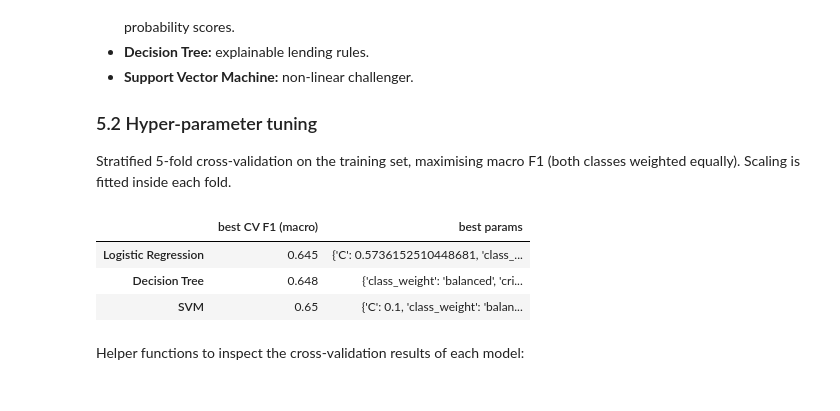
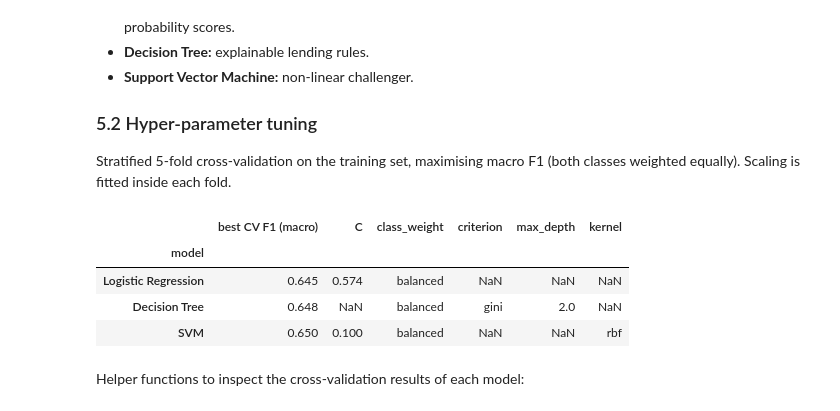
Before and after one commit to BoualemP/credit-risk-classifier, a Jupyter notebook: credit_risk_classification.ipynb, the cells around one changed output. Saved outputs shown, nothing was run; the diff lists cells and outputs as text; code cells hidden in the pictures.

Commit message:
Tidy CV summary table and generalize feature-engineering wording

```diff
--- a/credit_risk_classification.ipynb
+++ b/credit_risk_classification.ipynb
@@ -206,39 +206,40 @@ Stratified 5-fold cross-validation on the training set, maximising macro F1 (bot
 # %%
 cv = StratifiedKFold(n_splits=5, shuffle=True, random_state=RANDOM_STATE)
 
 search_spaces = {
     "Logistic Regression": (LogisticRegression(solver="liblinear", max_iter=1000), {
         "clf__C": np.logspace(-3, 2, 30),
         "clf__class_weight": [None, "balanced"],
     }),
     "Decision Tree": (DecisionTreeClassifier(random_state=RANDOM_STATE), {
         "clf__criterion": ["gini", "entropy"],
         "clf__max_depth": range(2, 13),
         "clf__class_weight": [None, "balanced"],
     }),
     "SVM": (SVC(random_state=RANDOM_STATE), {
         "clf__kernel": ["linear", "rbf", "poly", "sigmoid"],
         "clf__C": [0.01, 0.1, 1, 10, 100],
         "clf__class_weight": [None, "balanced"],
     }),
 }
 
 searches = {}
 for name, (estimator, grid) in search_spaces.items():
     pipe = Pipeline([("scaler", StandardScaler()), ("clf", estimator)])
     searches[name] = GridSearchCV(pipe, grid, cv=cv, scoring="f1_macro", n_jobs=-1).fit(X_train, y_train)
 
-cv_summary = pd.DataFrame({
-    name: {"best CV F1 (macro)": s.best_score_,
-           "best params": {k.removeprefix("clf__"): v for k, v in s.best_params_.items()}}
+cv_summary = pd.DataFrame([
+    {"model": name, "best CV F1 (macro)": s.best_score_,
+     **{k.removeprefix("clf__"): v for k, v in s.best_params_.items()}}
     for name, s in searches.items()
-}).T
+]).set_index("model")
 cv_summary
 # %% [output]
-|  | best CV F1 (macro) | best params |
-| Logistic Regression | 0.645 | {'C': 0.5736152510448681, 'class_... |
-| Decision Tree | 0.648 | {'class_weight': 'balanced', 'cri... |
-| SVM | 0.65 | {'C': 0.1, 'class_weight': 'balan... |
+|  | best CV F1 (macro) | C | class_weight | criterion | max_depth | kernel |
+| model |  |  |  |  |  |  |
+| Logistic Regression | 0.645 | 0.574 | balanced | NaN | NaN | NaN |
+| Decision Tree | 0.648 | NaN | balanced | gini | 2.0 | NaN |
+| SVM | 0.650 | 0.100 | balanced | NaN | NaN | rbf |
 # %% [markdown]
 Helper functions to inspect the cross-validation results of each model:
 # %%
```
Also changed, not shown: parts of 15 cells of this notebook.
